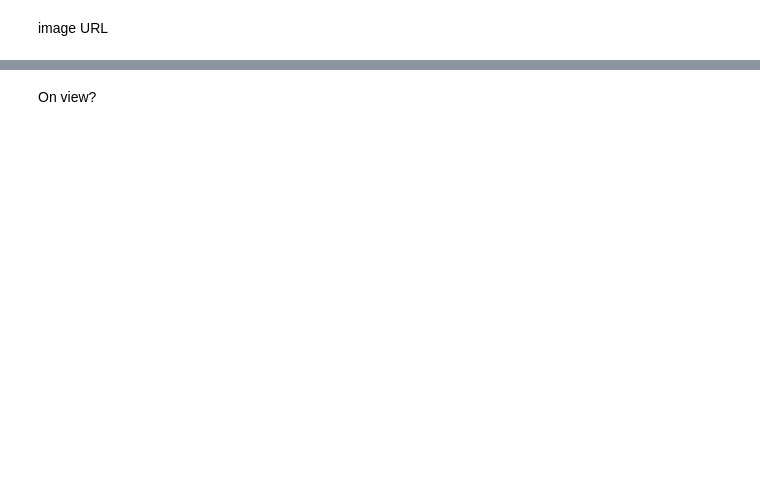
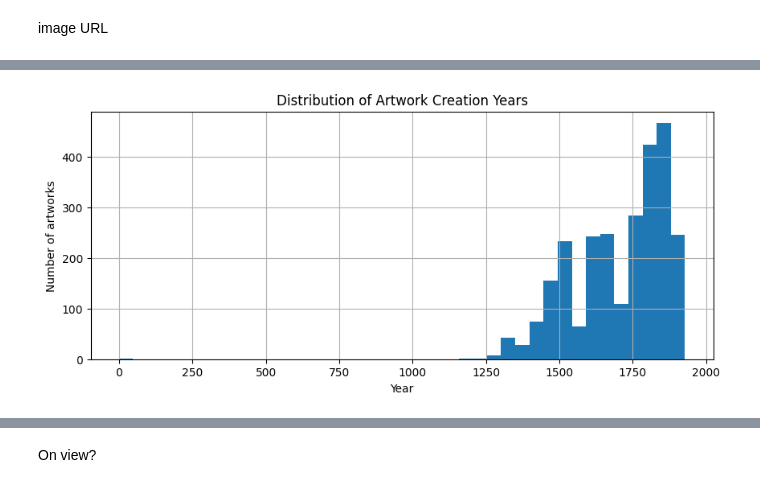
Before and after one commit to BenRyan-8/DataAcquisition_CA, a Jupyter notebook: Artworks.ipynb, the cells around one changed output, grey strips where cells are left out. Drawn from its saved outputs; the diff is of its cells as text; code cells hidden in the pictures; blank space fills up the shorter version.

```diff
--- a/Artworks.ipynb
+++ b/Artworks.ipynb
@@ -266,0 +259,9 @@ https://collectionapi.metmuseum.org/api/collection/v1/iiif/435576/2004970/main-i
+# %%
+plt.figure(figsize=(10,4))
+met['Object Begin Date'].dropna().hist(bins=40)
+plt.title("Distribution of Artwork Creation Years")
+plt.xlabel("Year")
+plt.ylabel("Number of artworks")
+plt.show()
+# %% [output]
+[figure, added]
```
Also changed, not shown: parts of 18 cells of this notebook.
